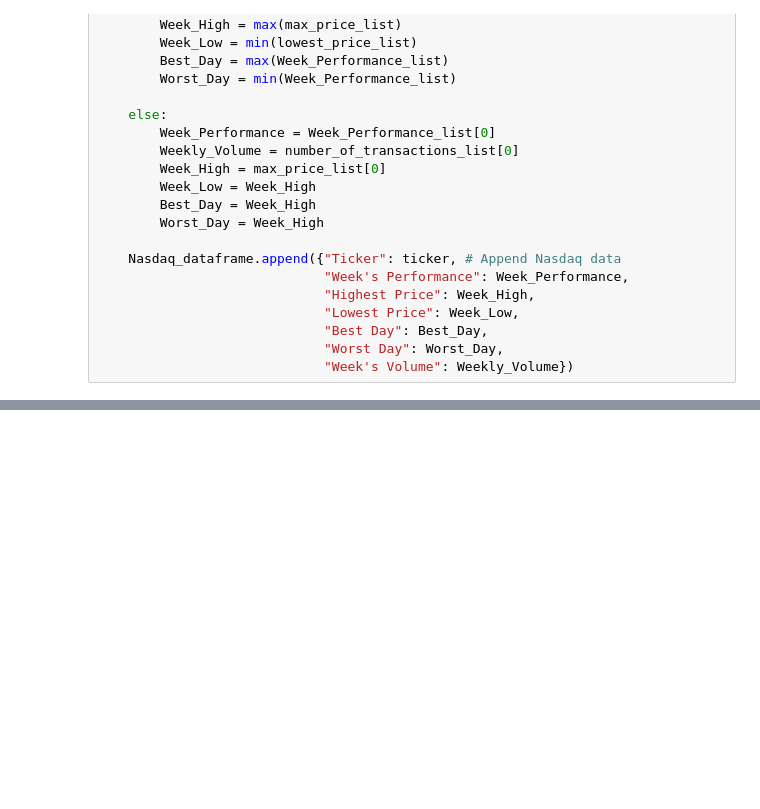
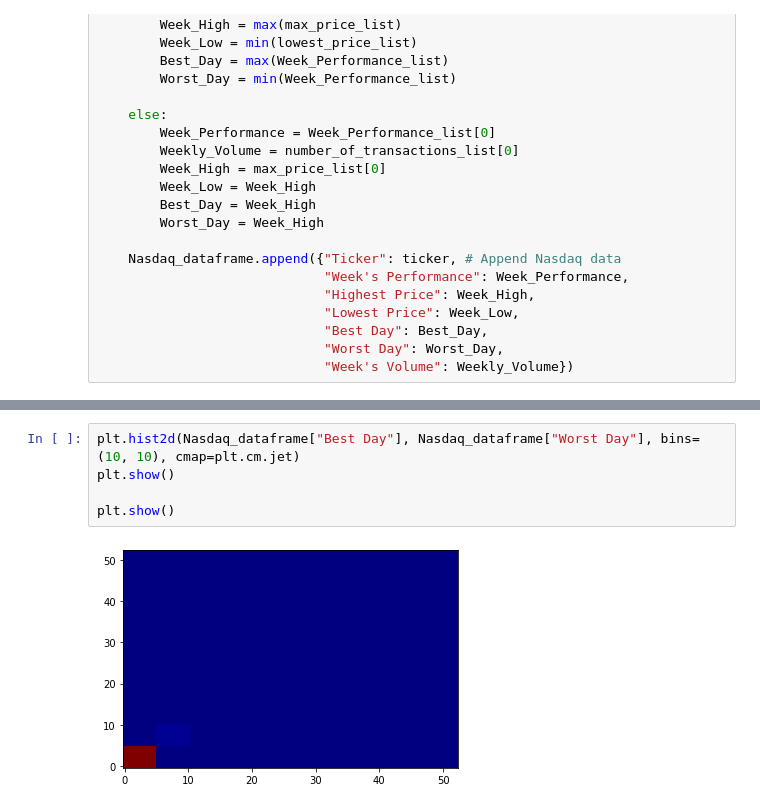
Before and after one commit to brand0nM/Pyberhood, a Jupyter notebook: Transformation_Visualization_Stock_Analysis.ipynb, the cells around one changed output, grey strips where cells are left out. Drawn from its saved outputs; the diff is of its cells as text; blank space fills up the shorter version.

```diff
--- a/Transformation_Stock_Analysis.ipynb
+++ b/Transformation_Visualization_Stock_Analysis.ipynb
@@ -174,0 +183,7 @@ Smallest_Loosers.head()
+# %%
+plt.hist2d(Nasdaq_dataframe["Best Day"], Nasdaq_dataframe["Worst Day"], bins=(10, 10), cmap=plt.cm.jet)
+plt.show()
+
+plt.show()
+# %% [output]
+[figure, added]
```
Also changed, not shown: parts of 6 cells of this notebook, 3 other files.
